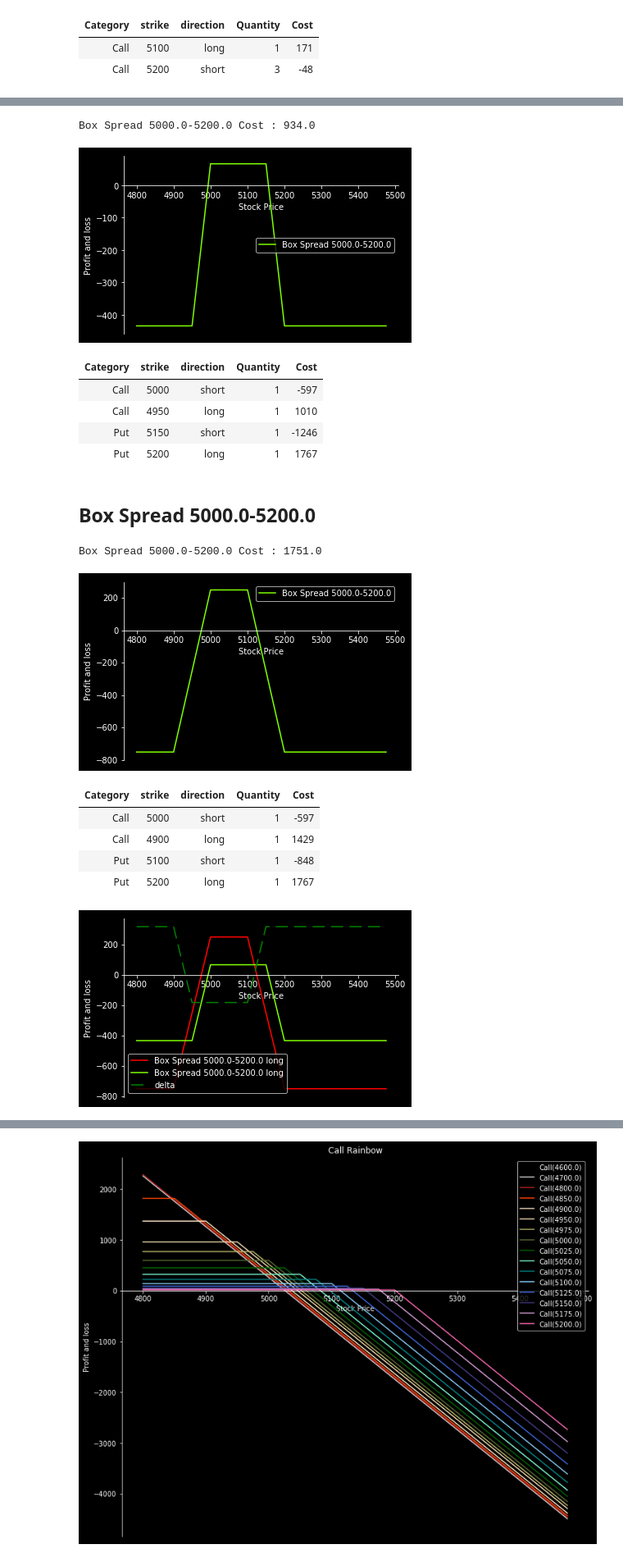
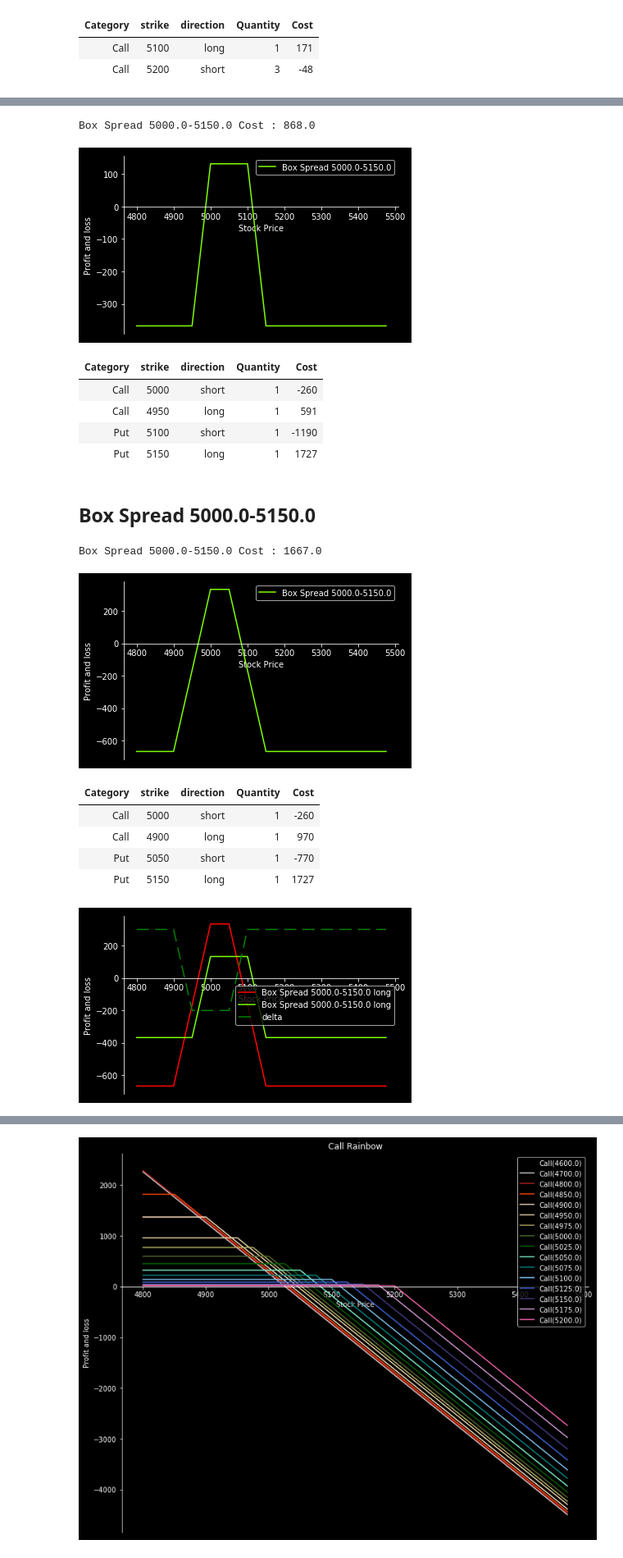
Before and after one commit to splanquart/spoption, a Jupyter notebook: analyses.ipynb, the cells around one changed output, grey strips where cells are left out. Shown at 82% size. Drawn from its saved outputs; the diff is of its cells as text; code cells hidden in the pictures.

```diff
--- a/analyses.ipynb
+++ b/analyses.ipynb
@@ -149,8 +149,8 @@ g.profit_strategy(strat1)
 g.profit_strategy(strat2)
 g.compare(strat1, 'long', strat2, 'long')
 # %%
-bspread2 = BoxSpread(call[5000], call[4900], put[5100], put[5200])
-bspread1 = BoxSpread(call[5000], call[4950], put[5150], put[5200])
+bspread2 = BoxSpread(call[5000], call[4900], put[5050], put[5150])
+bspread1 = BoxSpread(call[5000], call[4950], put[5100], put[5150])
 
 display(Markdown('## {}'.format(bspread1.label)))
 print('{} Cost : {}'.format(bspread1.label, bspread1.cost()))
@@ -168,17 +168,17 @@ g.compare(bspread2, 'long', bspread1, 'long')
-Box Spread 5000.0-5200.0 Cost : 934.0
+Box Spread 5000.0-5150.0 Cost : 868.0
-[figure, old version]
+[figure, new version]
 | Category | strike | direction | Quantity | Cost |
-| Call | 5000 | short | 1 | -597 |
-| Call | 4950 | long | 1 | 1010 |
-| Put | 5150 | short | 1 | -1246 |
-| Put | 5200 | long | 1 | 1767 |
+| Call | 5000 | short | 1 | -260 |
+| Call | 4950 | long | 1 | 591 |
+| Put | 5100 | short | 1 | -1190 |
+| Put | 5150 | long | 1 | 1727 |
-## Box Spread 5000.0-5200.0
+## Box Spread 5000.0-5150.0
-Box Spread 5000.0-5200.0 Cost : 1751.0
+Box Spread 5000.0-5150.0 Cost : 1667.0
-[figure, old version]
+[figure, new version]
 | Category | strike | direction | Quantity | Cost |
-| Call | 5000 | short | 1 | -597 |
-| Call | 4900 | long | 1 | 1429 |
-| Put | 5100 | short | 1 | -848 |
-| Put | 5200 | long | 1 | 1767 |
+| Call | 5000 | short | 1 | -260 |
+| Call | 4900 | long | 1 | 970 |
+| Put | 5050 | short | 1 | -770 |
+| Put | 5150 | long | 1 | 1727 |
-[figure, old version]
+[figure, new version]
 # %%
```
Also changed, not shown: parts of 5 cells of this notebook, 5 other files.
